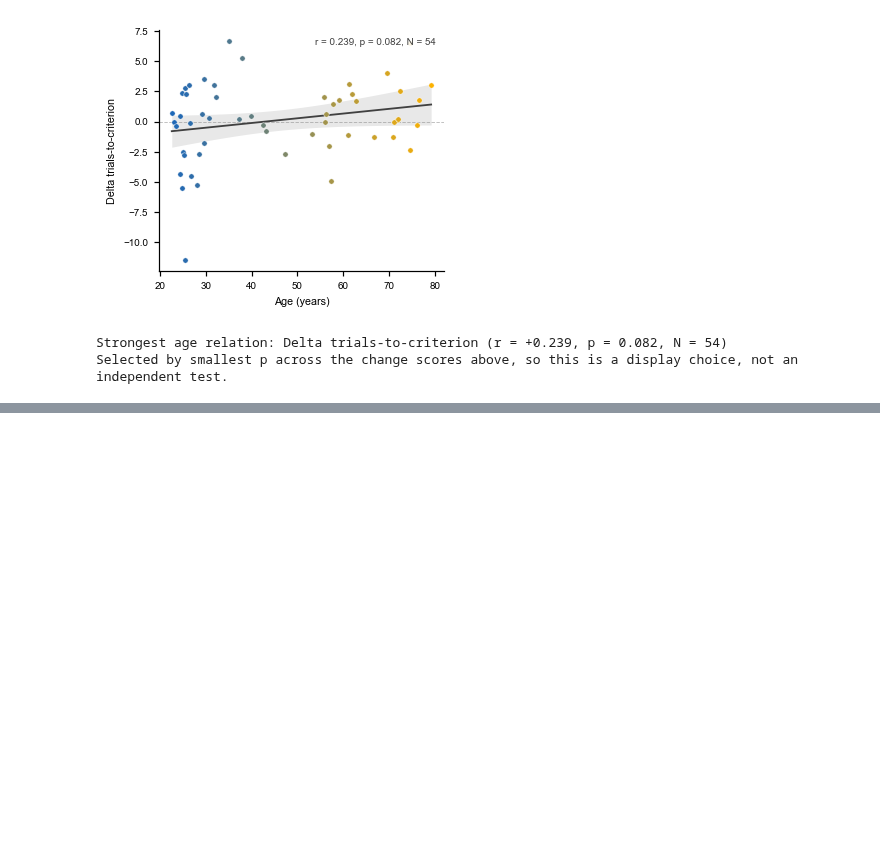
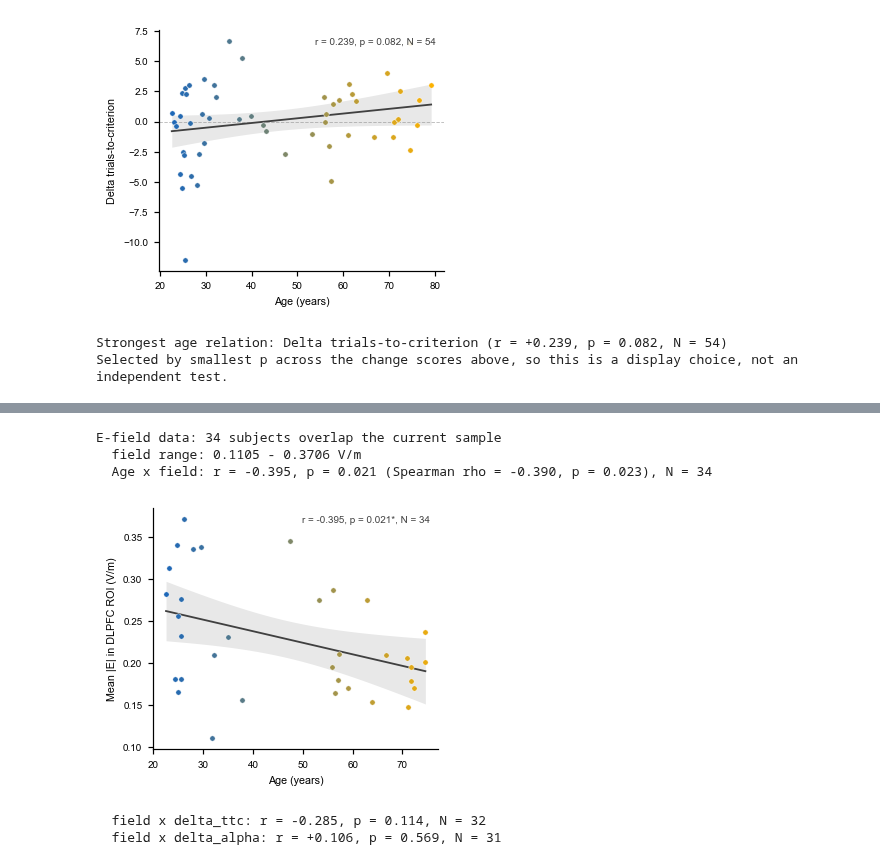
Before and after one commit to DVS-Lab/tacs_bandit, a Jupyter notebook: code/results_paper.ipynb, the cells around one changed output, grey strips where cells are left out. Cells and saved outputs as stored; diff of their text form; code cells hidden in the pictures; blank space fills up the shorter version.

```diff
--- a/code/results_paper.ipynb
+++ b/code/results_paper.ipynb
@@ -1038,0 +1161,50 @@ Selected by smallest p across the change scores above, so this is a display choi
+# %%
+# ============================================================================
+# 5.4 Electric field as a dose proxy
+# ============================================================================
+# Modelled field strength in the DLPFC ROI, from the SimNIBS pipeline. Lives in
+# its own CSV rather than the master table.
+
+EFIELD_METRIC = 'mean_magnE'
+efield_path = DATA_DIR / 'efield_roi_summary.csv'
+
+if efield_path.exists():
+    efield = pd.read_csv(efield_path, dtype={'subject_id': str})
+    efield = efield.merge(subj[['subject_id', 'age'] +
+                               [c for c in ['delta_ttc', 'delta_alpha']
+                                if c in subj.columns]],
+                          on='subject_id', how='inner')
+    print(f'E-field data: {len(efield)} subjects overlap the current sample')
+
+    d = efield[['age', EFIELD_METRIC]].apply(pd.to_numeric, errors='coerce').dropna()
+    if len(d) > 4:
+        r, p = stats.pearsonr(d['age'], d[EFIELD_METRIC])
+        rho, p_s = stats.spearmanr(d['age'], d[EFIELD_METRIC])
+        print(f'  field range: {d[EFIELD_METRIC].min():.4f} - '
+              f'{d[EFIELD_METRIC].max():.4f} V/m')
+        print(f'  Age x field: r = {r:+.3f}, p = {p:.3f} '
+              f'(Spearman rho = {rho:+.3f}, p = {p_s:.3f}), N = {len(d)}')
+
+        fig, ax = plt.subplots(figsize=(WIDTH_1COL, WIDTH_1COL * 0.85))
+        scatter_regression_mpl(ax, d['age'].values, d[EFIELD_METRIC].values,
+                               d['age'].values)
+        style_ax(ax, xlabel='Age (years)',
+                 ylabel='Mean |E| in DLPFC ROI (V/m)')
+        savefig(fig, 'fig_age_x_efield')
+        plt.show()
+
+    # Does the modelled dose track the behavioural response?
+    for dv in [c for c in ['delta_ttc', 'delta_alpha'] if c in efield.columns]:
+        dd = efield[[EFIELD_METRIC, dv]].apply(pd.to_numeric, errors='coerce').dropna()
+        if len(dd) > 4:
+            r, p = stats.pearsonr(dd[EFIELD_METRIC], dd[dv])
+            print(f'  field x {dv}: r = {r:+.3f}, p = {p:.3f}, N = {len(dd)}')
+else:
+    print(f'No e-field summary at {efield_path}; skipping.')
+# %% [output]
+E-field data: 34 subjects overlap the current sample
+  field range: 0.1105 - 0.3706 V/m
+  Age x field: r = -0.395, p = 0.021 (Spearman rho = -0.390, p = 0.023), N = 34
+[figure, added]
+  field x delta_ttc: r = -0.285, p = 0.114, N = 32
+  field x delta_alpha: r = +0.106, p = 0.569, N = 31
```
Also changed, not shown: parts of 13 cells of this notebook, 10 other files.
